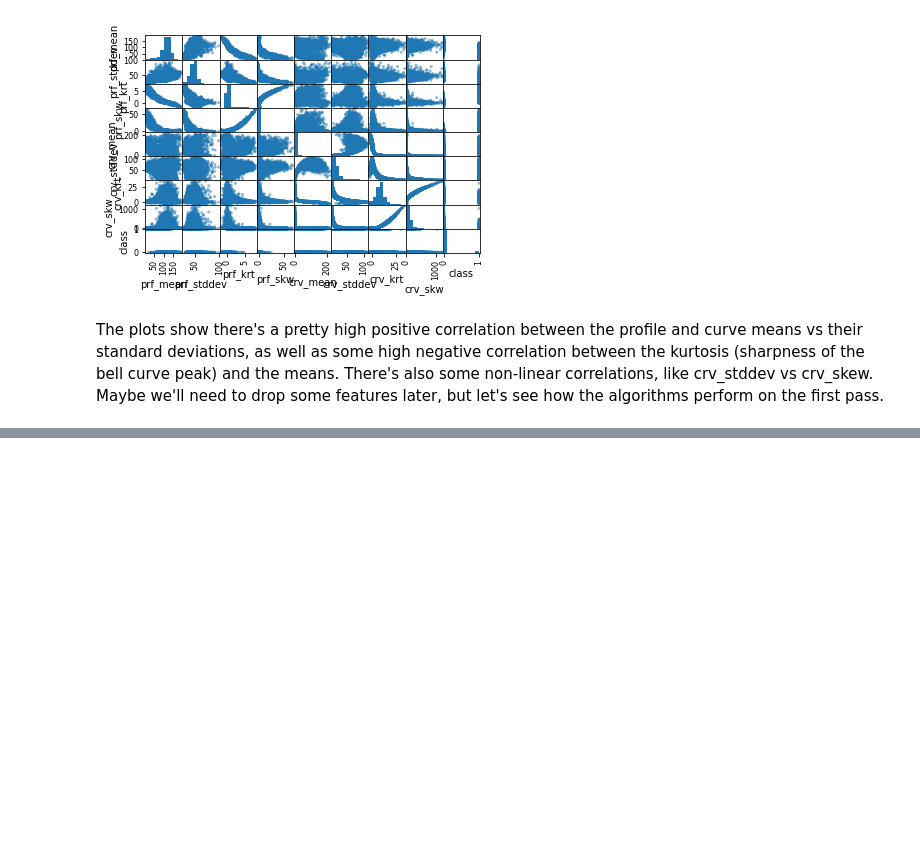
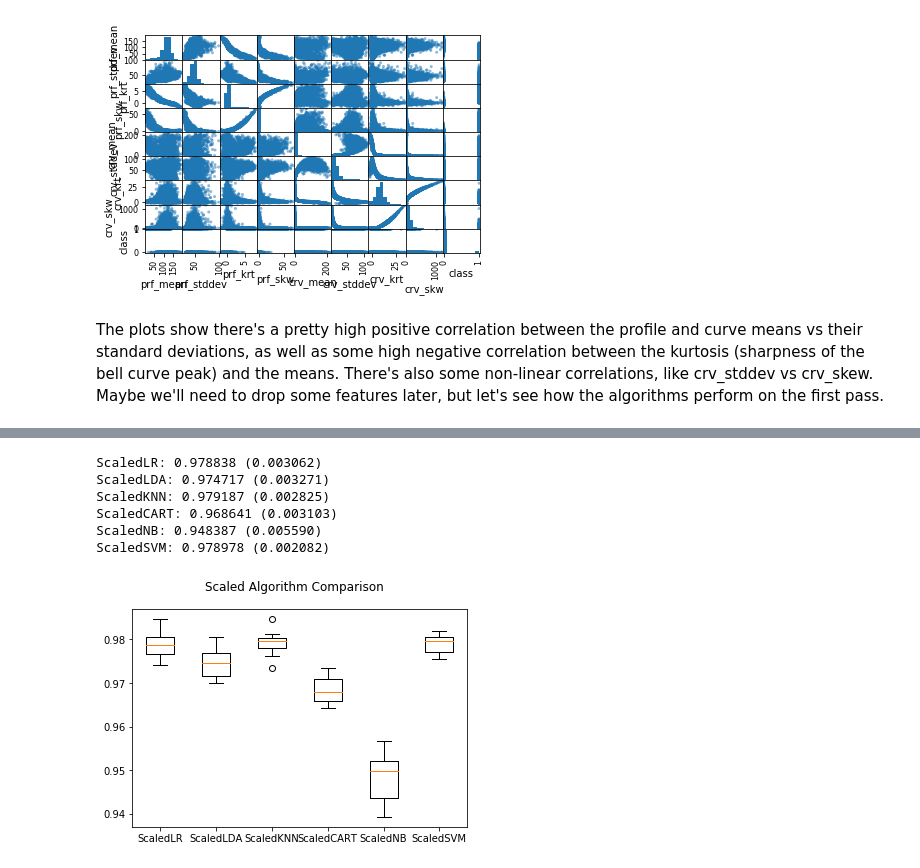
Before and after one commit to johnenriquez/predicting_pulsars, a Jupyter notebook: predicting_pulsars.ipynb, the cells around one changed output, grey strips where cells are left out. Drawn from its saved outputs; the diff is of its cells as text; code cells hidden in the pictures; blank space fills up the shorter version.

```diff
--- a/predicting_pulsars.ipynb
+++ b/predicting_pulsars.ipynb
@@ -219,0 +298,39 @@ The plots show there's a pretty high positive correlation between the profile an
+# %%
+# Standardize the dataset
+from sklearn.pipeline import Pipeline
+from sklearn.preprocessing import StandardScaler
+
+pipelines = []
+pipelines.append(('ScaledLR', Pipeline([('Scaler', StandardScaler()),('LR', LogisticRegression(solver='lbfgs', max_iter=2000))])))
+pipelines.append(('ScaledLDA', Pipeline([('Scaler', StandardScaler()),('LDA', LinearDiscriminantAnalysis())])))
+pipelines.append(('ScaledKNN', Pipeline([('Scaler', StandardScaler()),('KNN', KNeighborsClassifier())])))
+pipelines.append(('ScaledCART', Pipeline([('Scaler', StandardScaler()),('CART', DecisionTreeClassifier())])))
+pipelines.append(('ScaledNB', Pipeline([('Scaler', StandardScaler()),('NB', GaussianNB())])))
+pipelines.append(('ScaledSVM', Pipeline([('Scaler', StandardScaler()),('SVM', SVC(gamma='scale'))])))
+
+results = []
+names = []
+for name, model in pipelines:
+    kfold = KFold(n_splits=num_folds, random_state=seed)
+    cv_results = cross_val_score(model, X_train, Y_train, cv=kfold, scoring=scoring)
+    results.append(cv_results)
+    names.append(name)
+    msg = "%s: %f (%f)" % (name, cv_results.mean(), cv_results.std())
+    print(msg)
+# %% [output]
+ScaledLR: 0.978838 (0.003062)
+ScaledLDA: 0.974717 (0.003271)
+ScaledKNN: 0.979187 (0.002825)
+ScaledCART: 0.968641 (0.003103)
+ScaledNB: 0.948387 (0.005590)
+ScaledSVM: 0.978978 (0.002082)
+# %%
+# Compare Algorithms
+fig = pyplot.figure()
+fig.suptitle('Scaled Algorithm Comparison')
+ax = fig.add_subplot(111)
+pyplot.boxplot(results)
+ax.set_xticklabels(names)
+pyplot.show()
+# %% [output]
+[figure, added]
```
Also changed, not shown: parts of 22 cells of this notebook.
